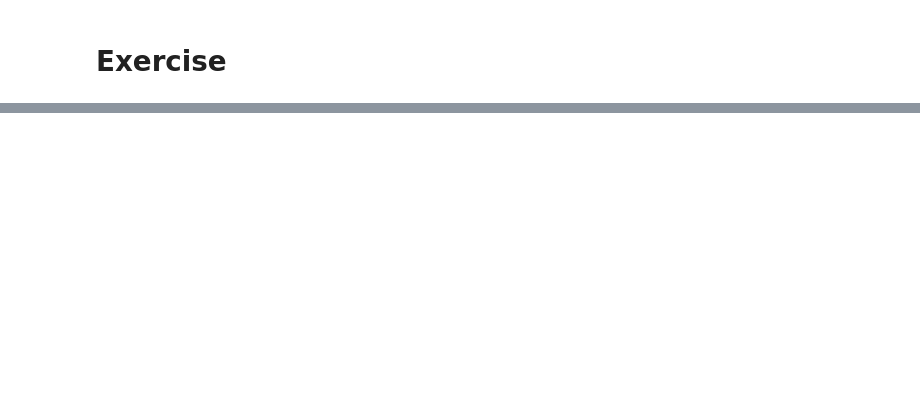
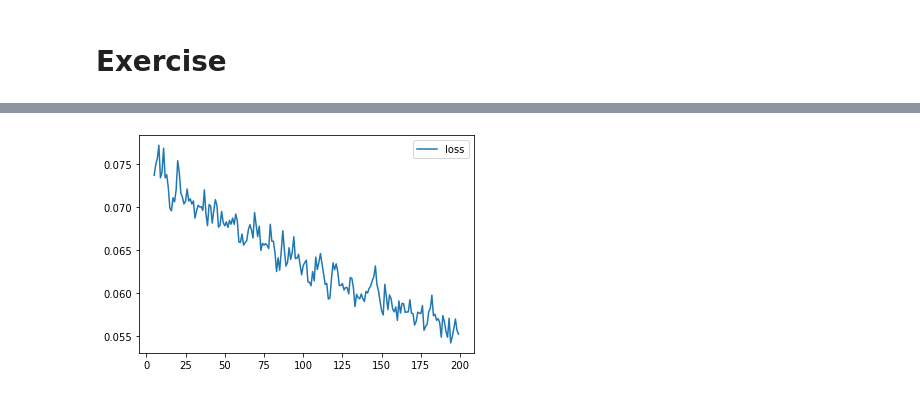
Before and after one commit to njuliacsouza/_Kaggle, a Jupyter notebook: 3_Stochastic_Gradient_Descent.ipynb, the cells around one changed output, grey strips where cells are left out. Drawn from its saved outputs; the diff is of its cells as text; code cells hidden in the pictures; blank space fills up the shorter version.

```diff
--- a/3_Stochastic_Gradient_Descent.ipynb
+++ b/3_Stochastic_Gradient_Descent.ipynb
@@ -173,0 +167,21 @@ df.head()
+# %%
+from sklearn.preprocessing import StandardScaler, OneHotEncoder
+from sklearn.compose import make_column_transformer, make_column_selector
+from sklearn.model_selection import train_test_split
+
+X = abalone.copy()
+# Remove target
+y = X.pop('Rings')
+
+preprocessor = make_column_transformer(
+    (StandardScaler(),
+     make_column_selector(dtype_include=np.number)),
+    (OneHotEncoder(sparse=False),
+     make_column_selector(dtype_include=object)),
+)
+
+X = preprocessor.fit_transform(X)
+y = np.log(y) # log transform target instead of standardizing
+
+input_shape = [X.shape[1]]
+print("Input shape: {}".format(input_shape))
@@ -173,0 +190,9 @@ df.head()
+# %%
+model = keras.Sequential([
+    layers.Dense(2000, activation='relu', input_shape=input_shape),
+    layers.Dense(2000, activation='relu'),
+    layers.Dense(100, activation='relu'),
+    layers.Dense(1),
+])
+# %%
+model.compile(optimizer='adam', loss='mae')
@@ -173,0 +201,6 @@ df.head()
+# %%
+history = model.fit(
+    X, y,
+    batch_size=256,
+    epochs=200,
+)
@@ -173,0 +225,5 @@ df.head()
+# %%
+history_df = pd.DataFrame(history.history)
+history_df.loc[5:, ['loss']].plot();
+# %% [output]
+[figure, added]
```
Also changed, not shown: parts of 10 cells of this notebook, 1 other file.
